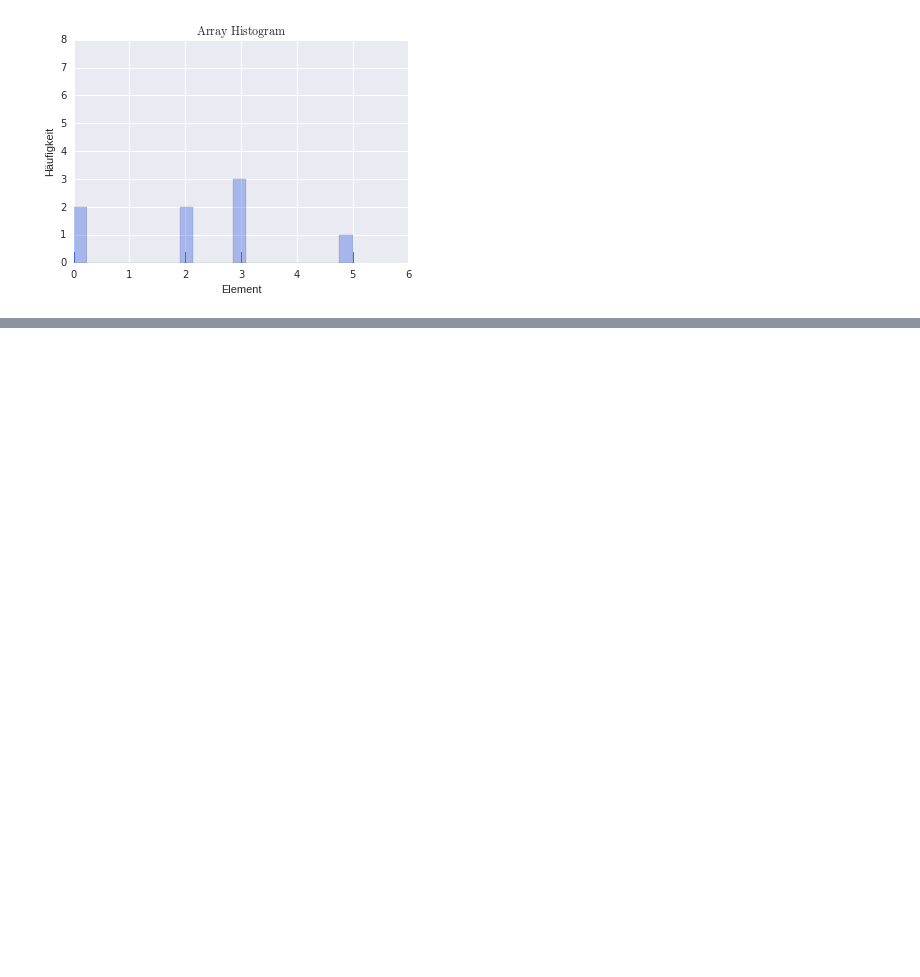
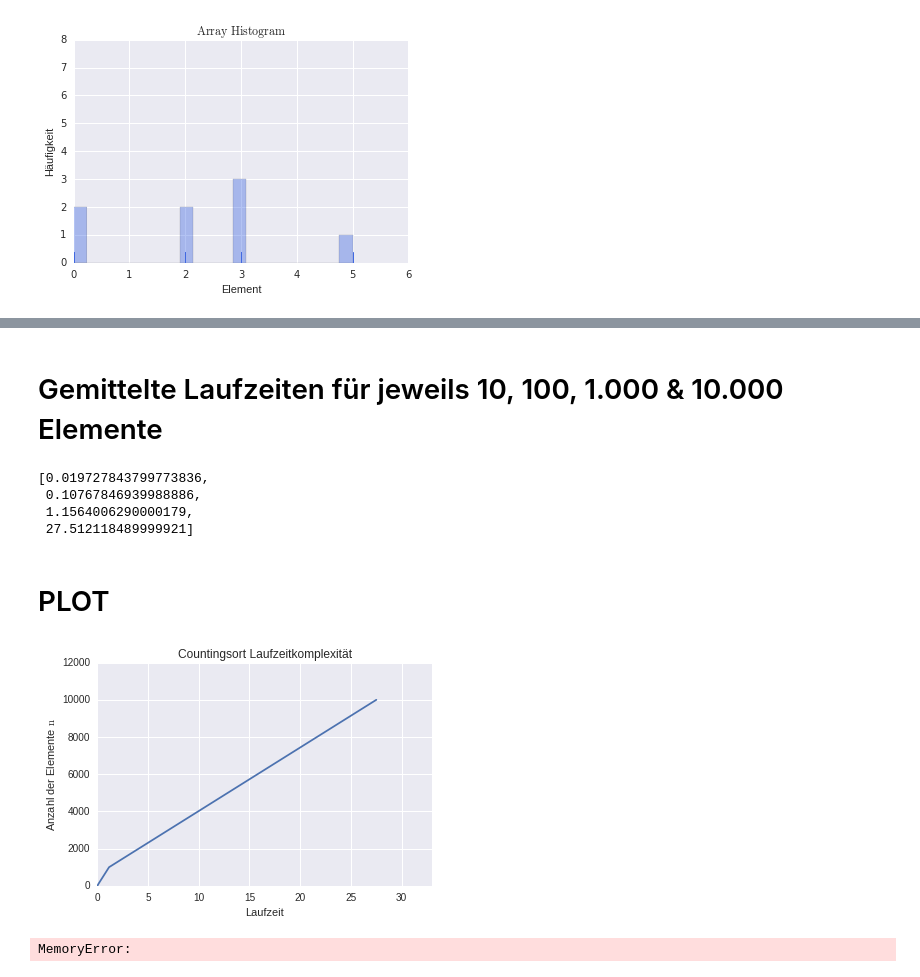
Before and after one commit to reinka/epi, a Jupyter notebook: Blatt 8/Countingsort.ipynb, the cells around one changed output, grey strips where cells are left out. Saved outputs shown, nothing was run; the diff lists cells and outputs as text; code cells hidden in the pictures; blank space fills up the shorter version.

```diff
--- a/Blatt 8/Countingsort.ipynb
+++ b/Blatt 8/Countingsort.ipynb
@@ -307,0 +632,22 @@ plt.show()
+# %%
+laufzeiten = {}
+arr = [randint(0,1000,10),
+       randint(0,1000,100),
+       randint(0,1000,1000),
+       randint(0,1000,10000),
+       randint(0,1000,100000)]
+
+for i in range(5):
+    n = 0
+    laufzeit_arr = []
+    while(n <10):
+        start = timeit.default_timer()
+        countingsort_laufzeit(arr[i])
+        laufzeit_arr.append(timeit.default_timer() - start)
+        n+=1
+    laufzeiten[i] = laufzeit_arr
+    print (laufzeiten)
+
+mean = []
+for value in laufzeiten.values():
+    mean.append(np.mean(value))
@@ -307,0 +660,35 @@ plt.show()
+# %% [markdown]
+# Gemittelte Laufzeiten für jeweils 10, 100, 1.000 & 10.000 Elemente
+# %%
+mean = []
+for value in laufzeiten.values():
+    mean.append(np.mean(value))
+mean
+# %% [output]
+[0.019727843799773836,
+ 0.10767846939988886,
+ 1.1564006290000179,
+ 27.512118489999921]
+# %% [markdown]
+# PLOT
+# %%
+n = [10,100,1000,10000]
+plt.plot(mean,n[:len(mean)])
+plt.title('Countingsort Laufzeitkomplexität')
+plt.ylim(0,max(n)*1.2)
+plt.xlim(0,max(mean)*1.2)
+plt.xlabel('Laufzeit')
+plt.ylabel(r'Anzahl der Elemente $\mathrm{n}$ ')
+plt.savefig('Countingsort Laufzeitkomplexität')
+plt.show()
+# %% [output]
+[figure, added]
+# %%
+arr = randint(0,1000,100000)
+laufzeit_extra = []
+while(n <10):
+    start = timeit.default_timer()
+    countingsort_laufzeit(arr)
+    laufzeit_extra.append(timeit.default_timer() - start)
+# %% [output]
+MemoryError:
```
Also changed, not shown: parts of 13 cells of this notebook.
